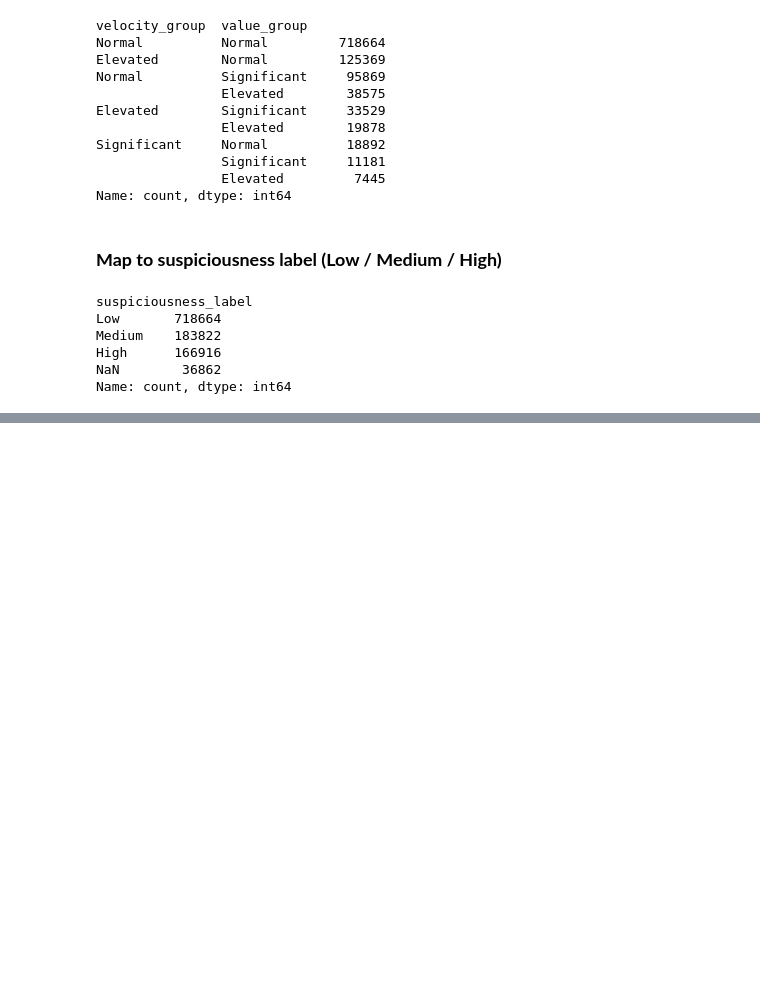
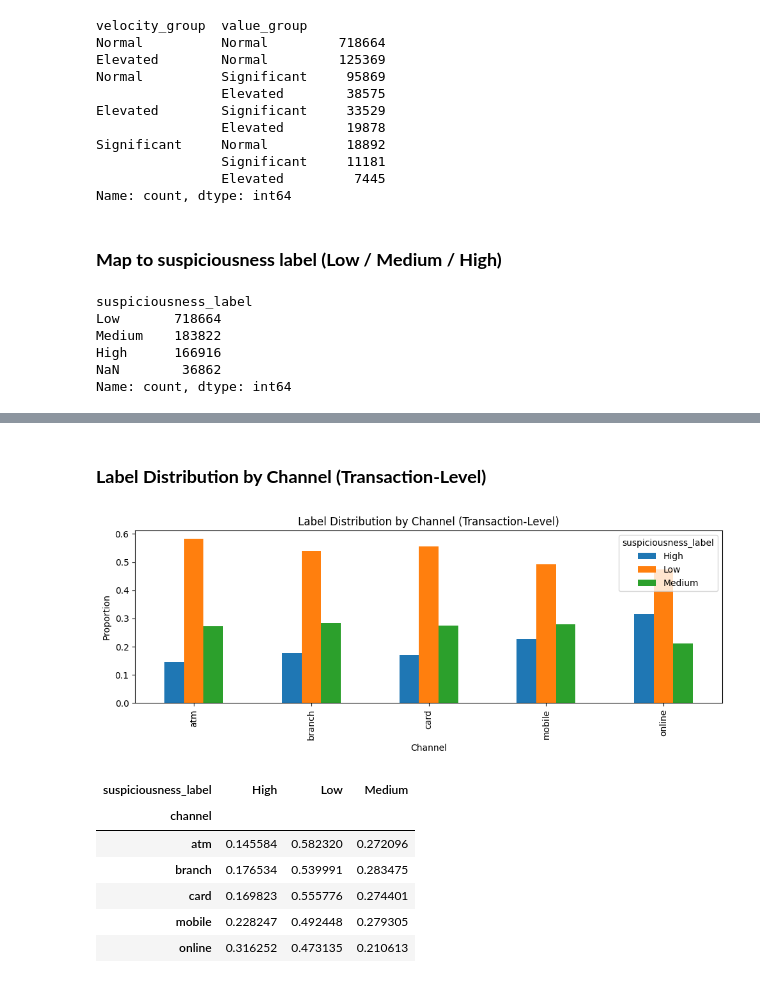
Before and after one commit to dphir/thesis-sdg, a Jupyter notebook: simulation_update.ipynb, the cells around one changed output, grey strips where cells are left out. Saved outputs shown, nothing was run; the diff lists cells and outputs as text; code cells hidden in the pictures; blank space fills up the shorter version.

```diff
--- a/simulation_update.ipynb
+++ b/simulation_update.ipynb
@@ -2022,0 +2015,26 @@ transactions_labeled.head()
+# %% [markdown]
+### **Label Distribution by Channel (Transaction-Level)**
+# %%
+channel_label = pd.crosstab(
+    transactions_labeled["channel"],
+    transactions_labeled["suspiciousness_label"],
+    normalize="index"
+)
+
+channel_label.plot(kind="bar", figsize=(10,4))
+plt.title("Label Distribution by Channel (Transaction-Level)")
+plt.xlabel("Channel")
+plt.ylabel("Proportion")
+plt.tight_layout()
+plt.show()
+
+channel_label
+# %% [output]
+[figure, added]
+| suspiciousness_label | High | Low | Medium |
+| channel |  |  |  |
+| atm | 0.145584 | 0.582320 | 0.272096 |
+| branch | 0.176534 | 0.539991 | 0.283475 |
+| card | 0.169823 | 0.555776 | 0.274401 |
+| mobile | 0.228247 | 0.492448 | 0.279305 |
+| online | 0.316252 | 0.473135 | 0.210613 |
```
Also changed, not shown: parts of 9 cells of this notebook.
